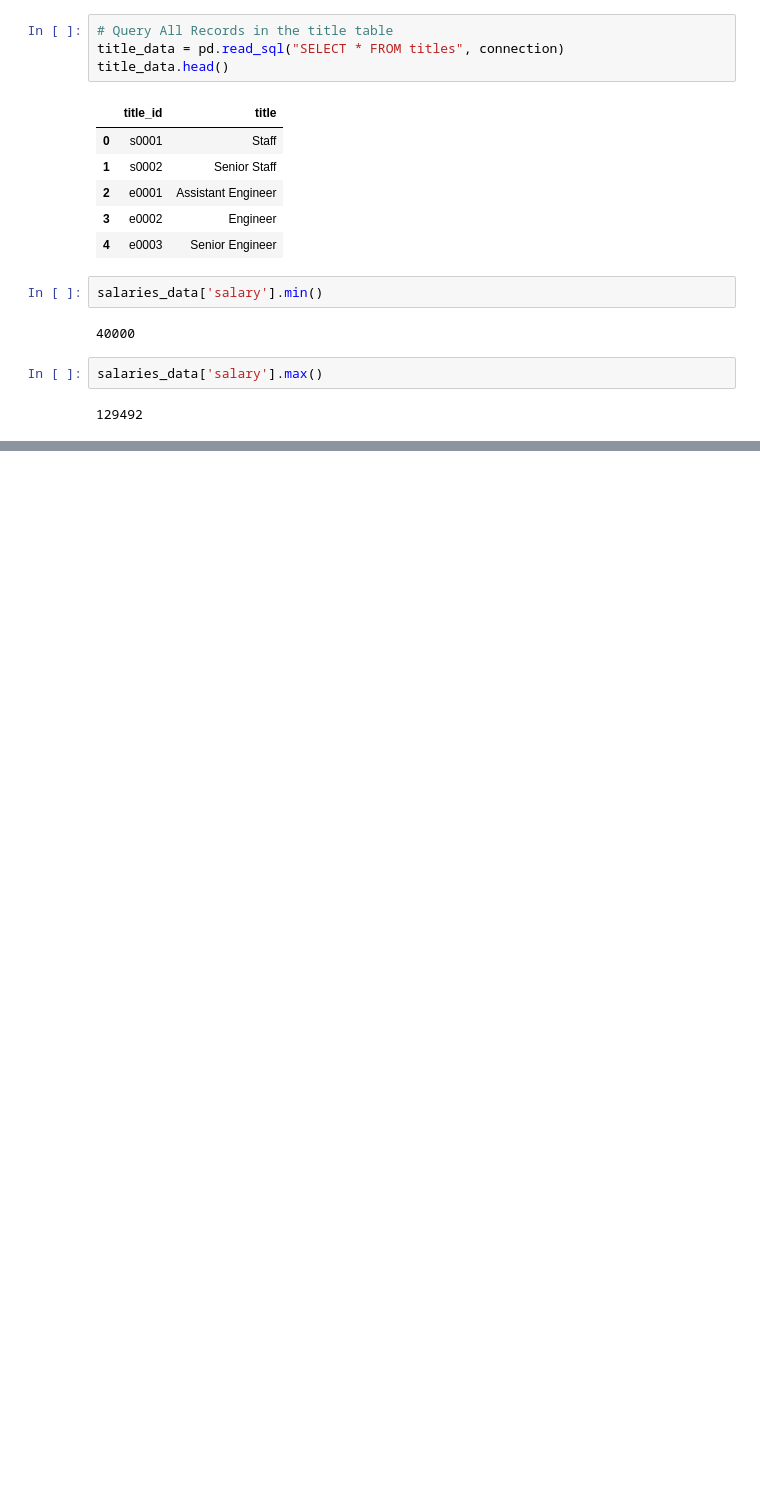
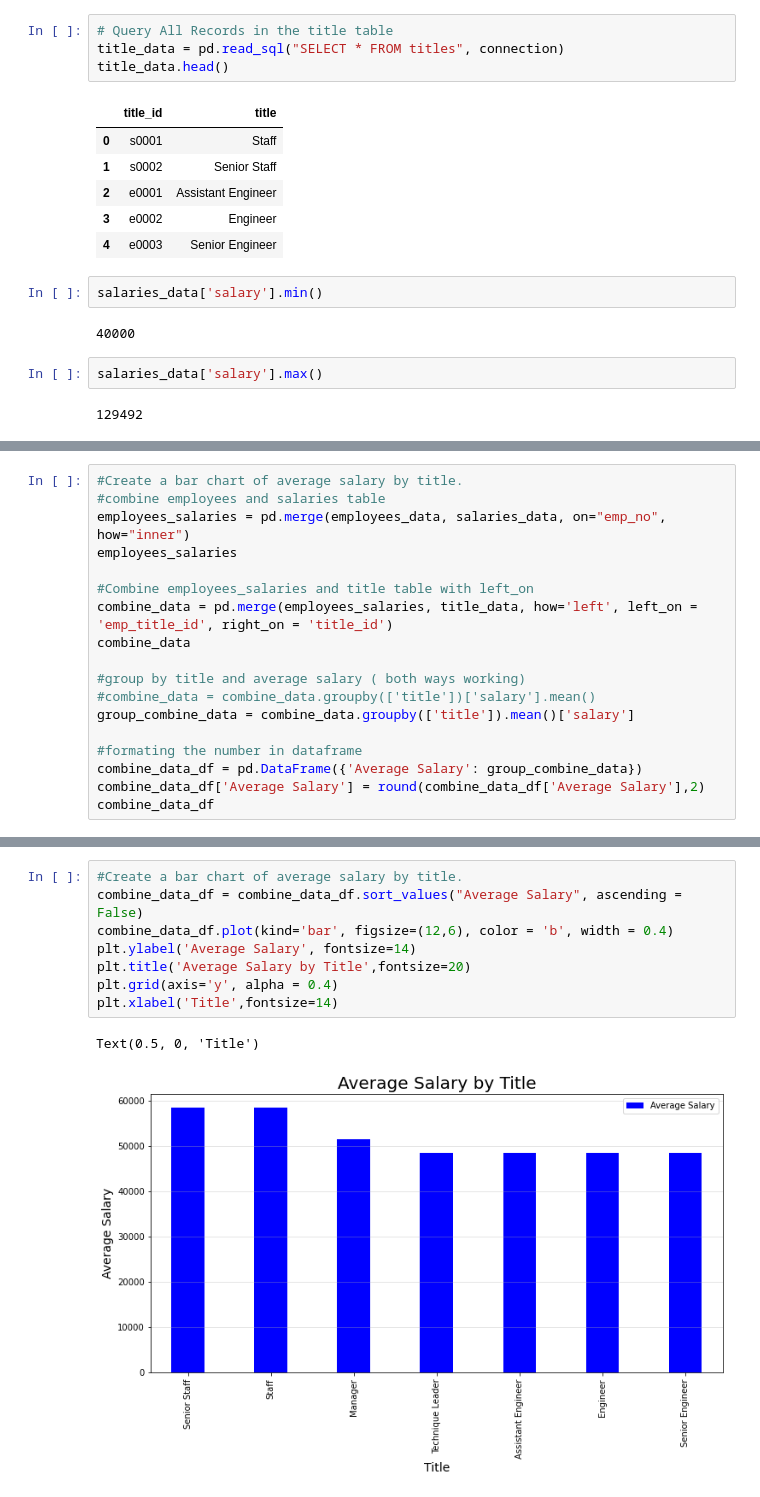
Before and after one commit to haipham110102/sql-challenge, a Jupyter notebook: EmployeeSQL/Employee_SQLs.ipynb, the cells around one changed output, grey strips where cells are left out. Saved outputs shown, nothing was run; the diff lists cells and outputs as text; blank space fills up the shorter version.

```diff
--- a/EmployeeSQL/Employee_SQLs.ipynb
+++ b/EmployeeSQL/Employee_SQLs.ipynb
@@ -84,0 +112,18 @@ combined_data.head()
+# %%
+#Create a bar chart of average salary by title.
+#combine employees and salaries table
+employees_salaries = pd.merge(employees_data, salaries_data, on="emp_no", how="inner")
+employees_salaries
+
+#Combine employees_salaries and title table with left_on
+combine_data = pd.merge(employees_salaries, title_data, how='left', left_on = 'emp_title_id', right_on = 'title_id')
+combine_data
+
+#group by title and average salary ( both ways working)
+#combine_data = combine_data.groupby(['title'])['salary'].mean()
+group_combine_data = combine_data.groupby(['title']).mean()['salary']
+
+#formating the number in dataframe
+combine_data_df = pd.DataFrame({'Average Salary': group_combine_data})
+combine_data_df['Average Salary'] = round(combine_data_df['Average Salary'],2)
+combine_data_df
@@ -84,0 +140,11 @@ combined_data.head()
+# %%
+#Create a bar chart of average salary by title.
+combine_data_df = combine_data_df.sort_values("Average Salary", ascending = False)
+combine_data_df.plot(kind='bar', figsize=(12,6), color = 'b', width = 0.4)
+plt.ylabel('Average Salary', fontsize=14)
+plt.title('Average Salary by Title',fontsize=20)
+plt.grid(axis='y', alpha = 0.4)
+plt.xlabel('Title',fontsize=14)
+# %% [output]
+Text(0.5, 0, 'Title')
+[figure, added]
```
Also changed, not shown: parts of 9 cells of this notebook, 1 other file.
